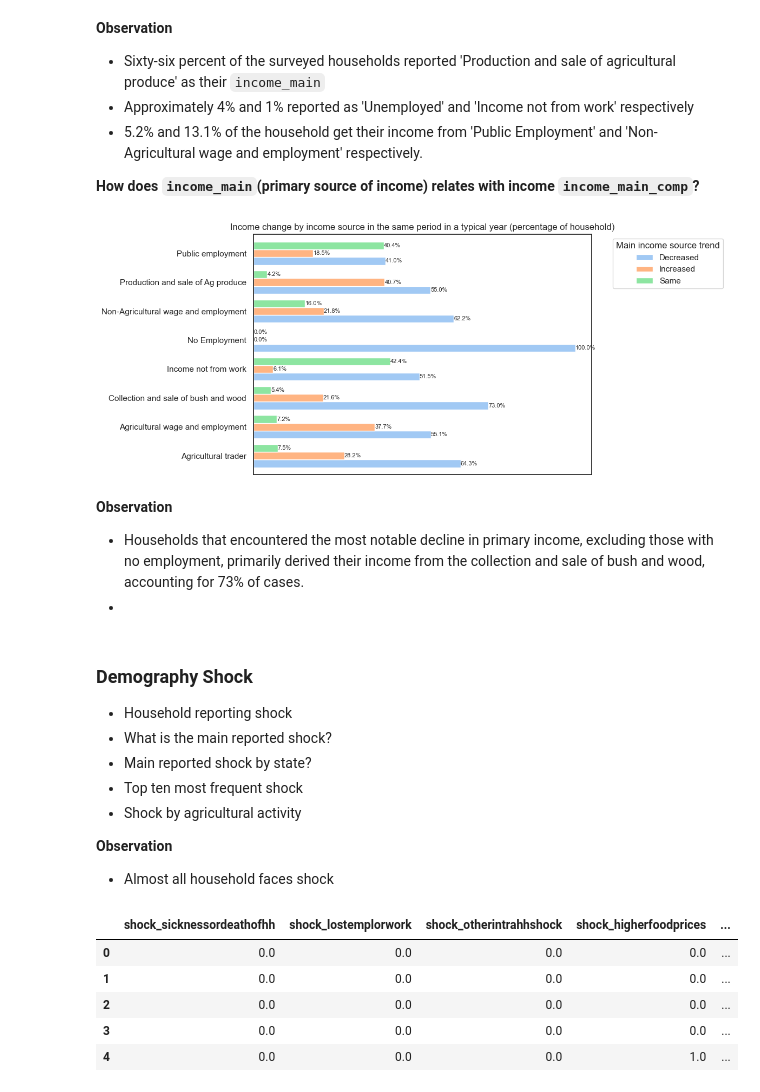
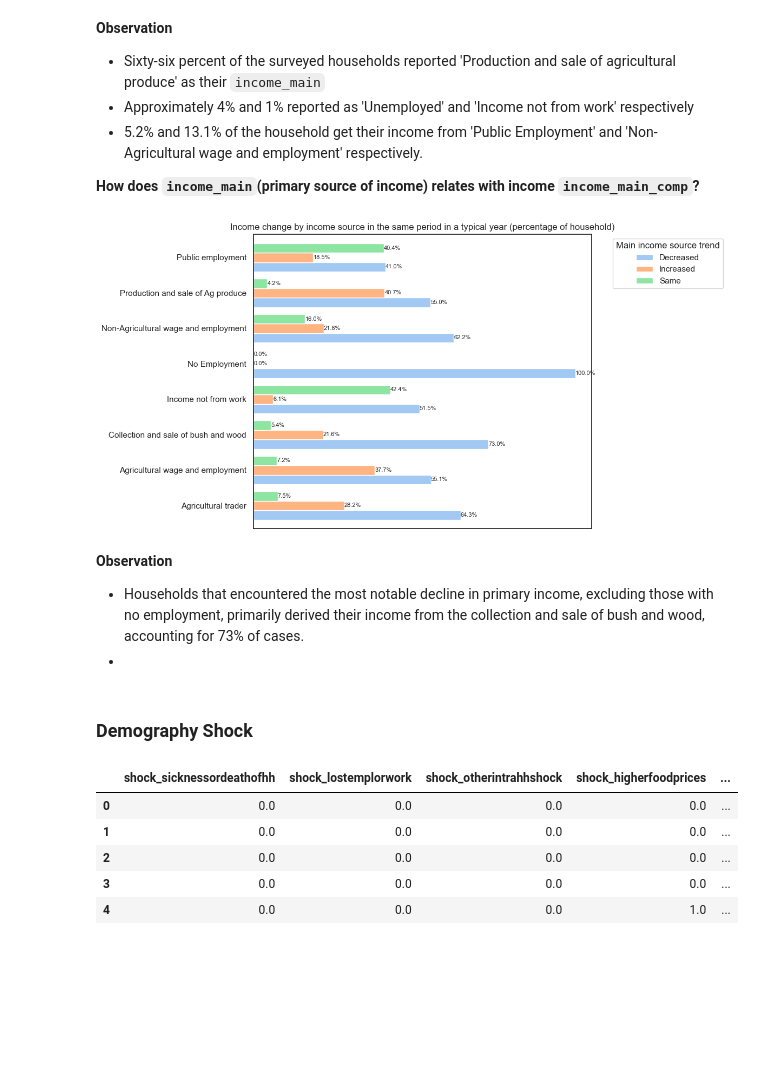
Before and after one commit to decorouz/Food_Insecurity_Indicators_Analysis, a Jupyter notebook: notebooks/2_eda.ipynb, the cells around one changed output. Drawn from its saved outputs; the diff is of its cells as text; code cells hidden in the pictures; blank space fills up the shorter version.

```diff
--- a/notebooks/2_eda.ipynb
+++ b/notebooks/2_eda.ipynb
@@ -1085,13 +1100,13 @@ Passing `palette` without assigning `hue` is deprecated and will be removed in v
 # %%
 # Compute the pivot
 percent_pivot_income_src_by_income_comp = compute_groupby(demo_df2, "income_main_cat", "income_main_comp2")
 
 # Plot the bar plot of household with more than one income by state
-plot_grouped_data(percent_pivot_income_src_by_income_comp, stacked=False,
+plot_grouped_data(percent_pivot_income_src_by_income_comp,
                   title="Income change by income source in the same period in a typical year (percentage of household)",
                  legend_title='Main income source trend')
 # %% [output]
-[figure, old version]
+[figure, new version]
 # %% [markdown]
 **Observation**
 * Households that encountered the most notable decline in primary income, excluding those with no employment, primarily derived their income from the collection and sale of bush and wood, accounting for 73% of cases.
@@ -1102,14 +1117,6 @@ plot_grouped_data(percent_pivot_income_src_by_income_comp, stacked=False,
 # crp_cols = [col for col in df_nig.columns if col.startswith("crp")]
 # %% [markdown]
 ### **Demography Shock**
-- Household reporting shock
-- What is the main reported shock?
-- Main reported shock by state?
-- Top ten most frequent shock
-- Shock by agricultural activity
-
-**Observation**
-- Almost all household faces shock
 # %%
 #  Select columns from the DataFrame that start with "shock".
 shocks_col = [col for col in data.columns if col.startswith("shock")]
```
Also changed, not shown: parts of 95 cells of this notebook.
